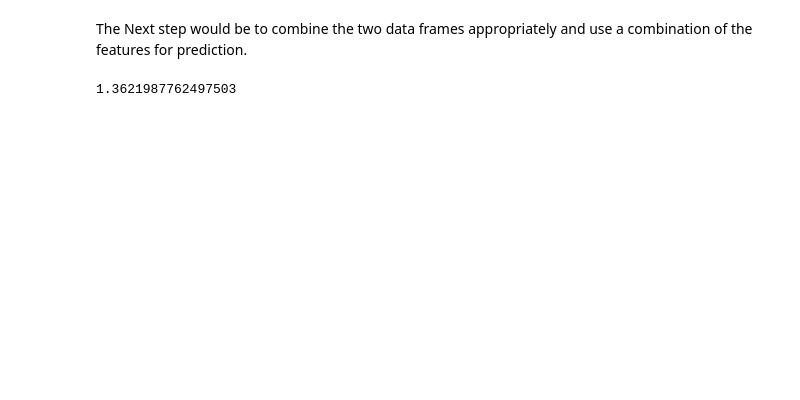
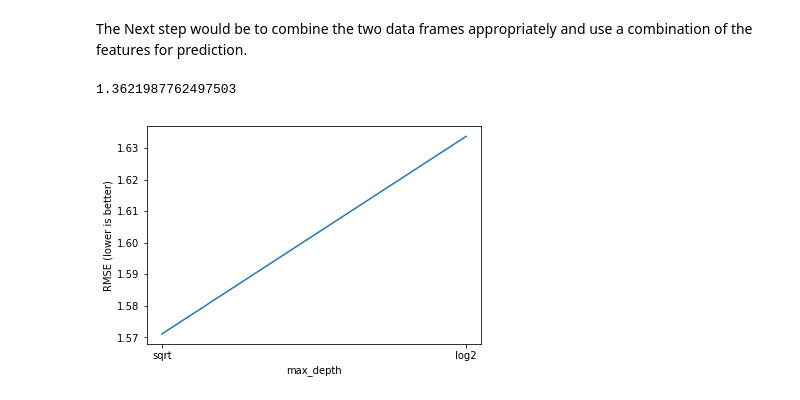
Before and after one commit to the-rahul-kumar/project-hotel-ratings-prediction, a Jupyter notebook: EDA_Final.ipynb, the cells around one changed output. Drawn from its saved outputs; the diff is of its cells as text; code cells hidden in the pictures; blank space fills up the shorter version.

```diff
--- a/EDA_Final.ipynb
+++ b/EDA_Final.ipynb
@@ -1252,3 +1370,26 @@ y_pred = treereg.predict(X_test_dtm)
 np.sqrt(metrics.mean_squared_error(y_test, y_pred))
 # %% [output]
 1.3621987762497503
+# %%
+#List of values to try for max_depth:
+
+max_features_list = ["sqrt", "log2"]
+
+# List to store the average RMSE for each value of max_depth:
+RMSE_scores = []
+
+# Use 10-fold cross-validation with each value of max_depth.
+from sklearn.model_selection import cross_val_score
+for feature in max_features_list:
+    treereg = DecisionTreeRegressor(max_depth=20, max_features=feature,random_state=1)
+    MSE_scores = cross_val_score(treereg, X_train_dtm, y_train, cv=10, scoring='neg_mean_squared_error')
+    RMSE_scores.append(np.mean(np.sqrt(-MSE_scores)))
+# %%
+# Plot max_depth (x-axis) versus RMSE (y-axis).
+
+plt.plot(max_features_list, RMSE_scores);
+plt.xlabel('max_depth');
+plt.ylabel('RMSE (lower is better)');
+plt.savefig('images/max_features.png')
+# %% [output]
+[figure, added]
```
Also changed, not shown: parts of 33 cells of this notebook, 11 other files.
